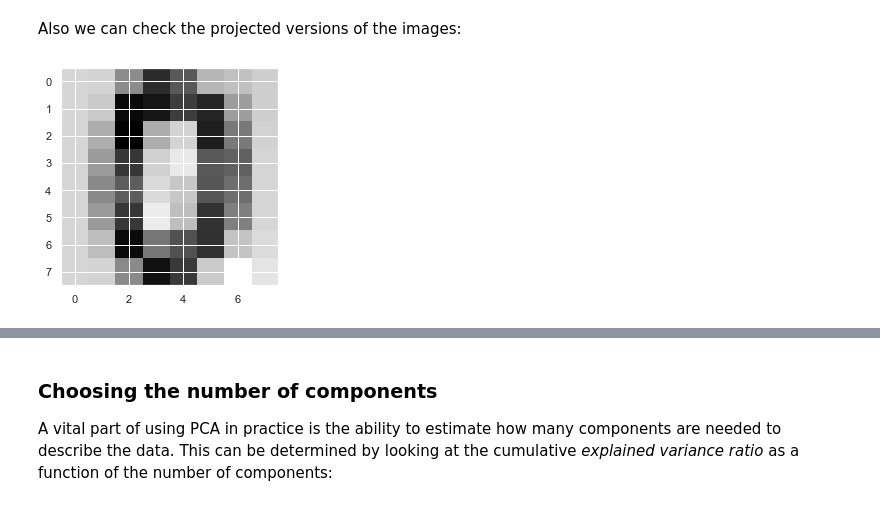
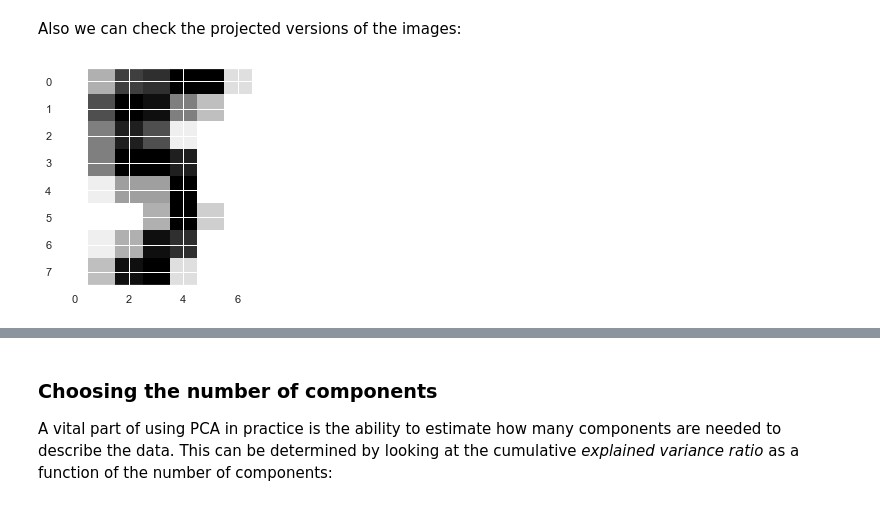
Before and after one commit to learn-co-students/dc-ds-021720, a Jupyter notebook: mod-4/week-1/day-1-PCA/Principal-Component-Analysis-I_before_class.ipynb, the cells around one changed output, grey strips where cells are left out. Saved outputs shown, nothing was run; the diff lists cells and outputs as text; code cells hidden in the pictures.

```diff
--- a/mod-4/week-1/day-1-PCA/Principal-Component-Analysis-I_before_class.ipynb
+++ b/mod-4/week-1/day-1-PCA/Principal-Component-Analysis-I_before_class.ipynb
@@ -242,10 +292,10 @@ Essentially, we have found the optimal stretch and rotation in 64-dimensional sp
 Also we can check the projected versions of the images:
 # %%
 from PIL import Image
-data =pca.inverse_transform(projected[0,:])
-data = data.reshape(8,8)
+# data =pca.inverse_transform(projected[0,:])
+data = digits.data[15].reshape(8,8)
 from matplotlib import pyplot as plt
 plt.imshow(data, cmap=plt.cm.binary, interpolation='nearest')
 plt.show()
 # %% [output]
-[figure, old version]
+[figure, new version]
```
Also changed, not shown: parts of 13 cells of this notebook, 10 other files.
